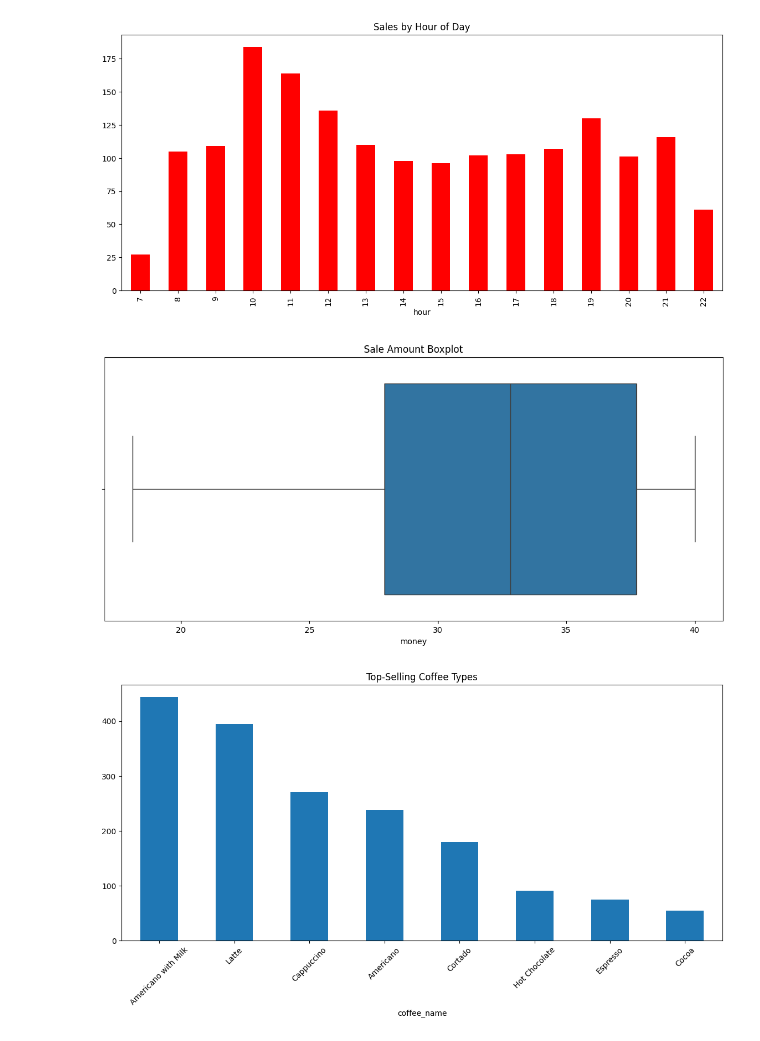
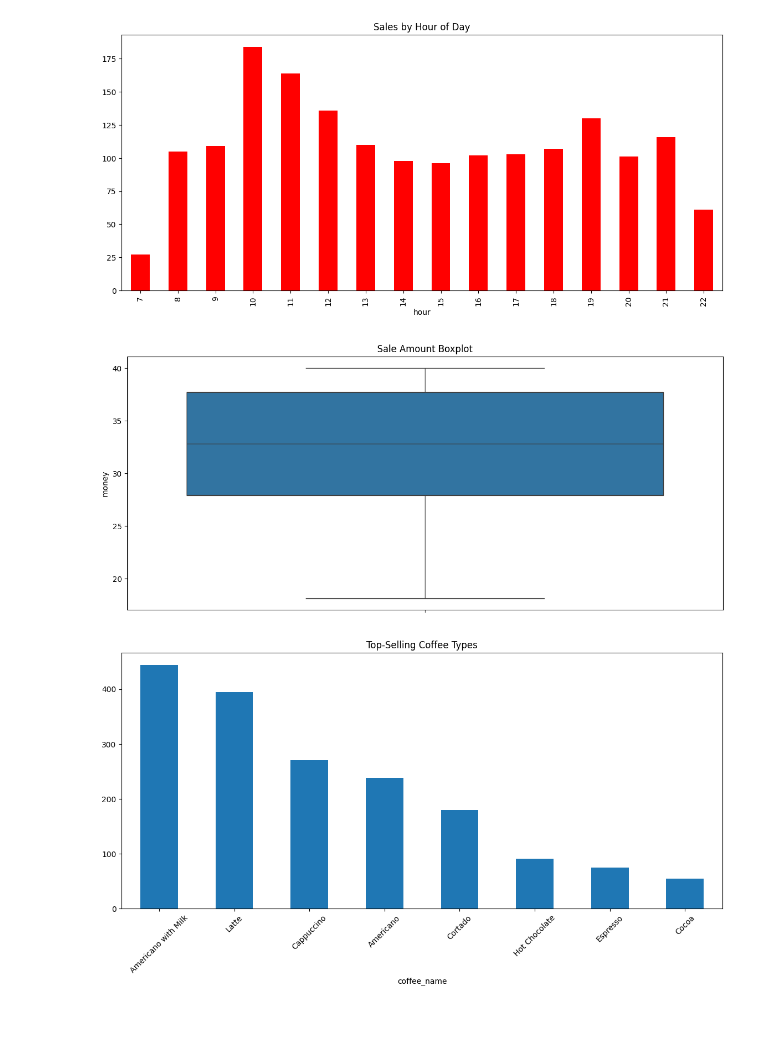
Before and after one commit to symhsaw/MY-DAC-Curriculum, a Jupyter notebook: DAC-004_EDA/DAC-004_EDA_Session_1_Master_Copy.ipynb, the cells around one changed output. Cells and saved outputs as stored; diff of their text form; code cells hidden in the pictures.

```diff
--- a/DAC-004_EDA/DAC-004_EDA_Session_1_Master_Copy.ipynb
+++ b/DAC-004_EDA/DAC-004_EDA_Session_1_Master_Copy.ipynb
@@ -339,12 +339,12 @@ plt.show()
 [figure]
 # %%
 # Boxplot: To check for outliers in the sale amounts.
-sns.boxplot(x=df['money'])
+sns.boxplot(df['money'])
 plt.rcParams['figure.figsize'] = (14, 6)
 plt.title('Sale Amount Boxplot')
 plt.show()
 # %% [output]
-[figure, old version]
+[figure, new version]
 # %%
 # Which coffee is the most popular?
 df['coffee_name'].value_counts().plot(kind='bar', title='Top-Selling Coffee Types')
```
Also changed, not shown: parts of 2 cells of this notebook, 5 other files.
